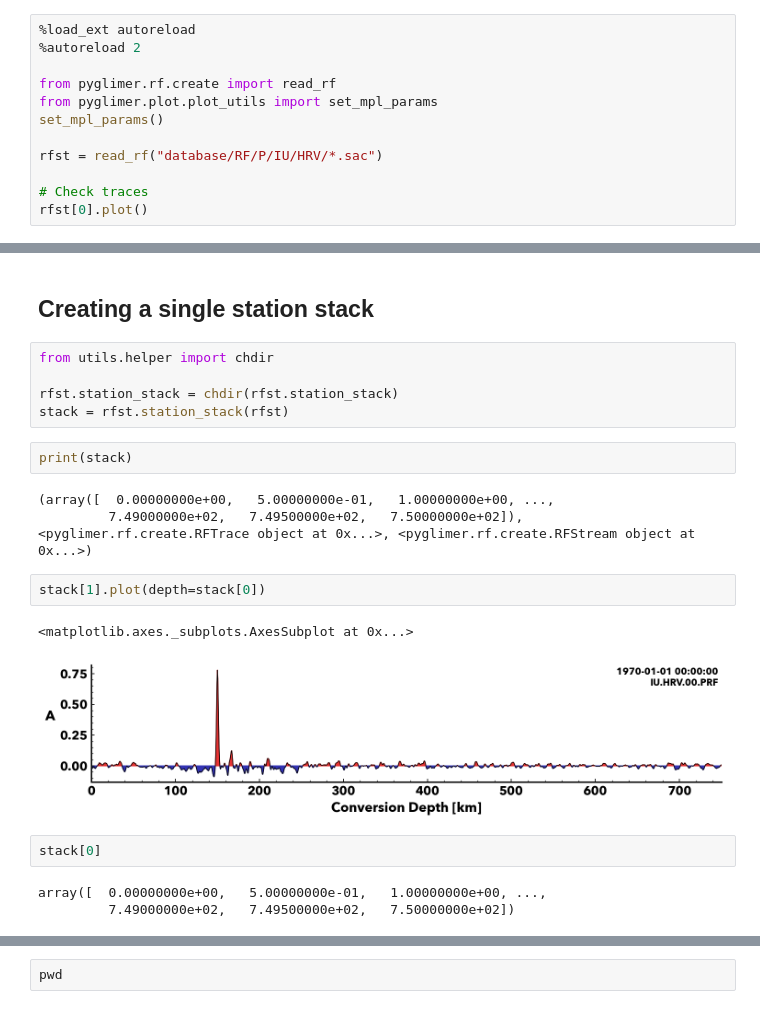
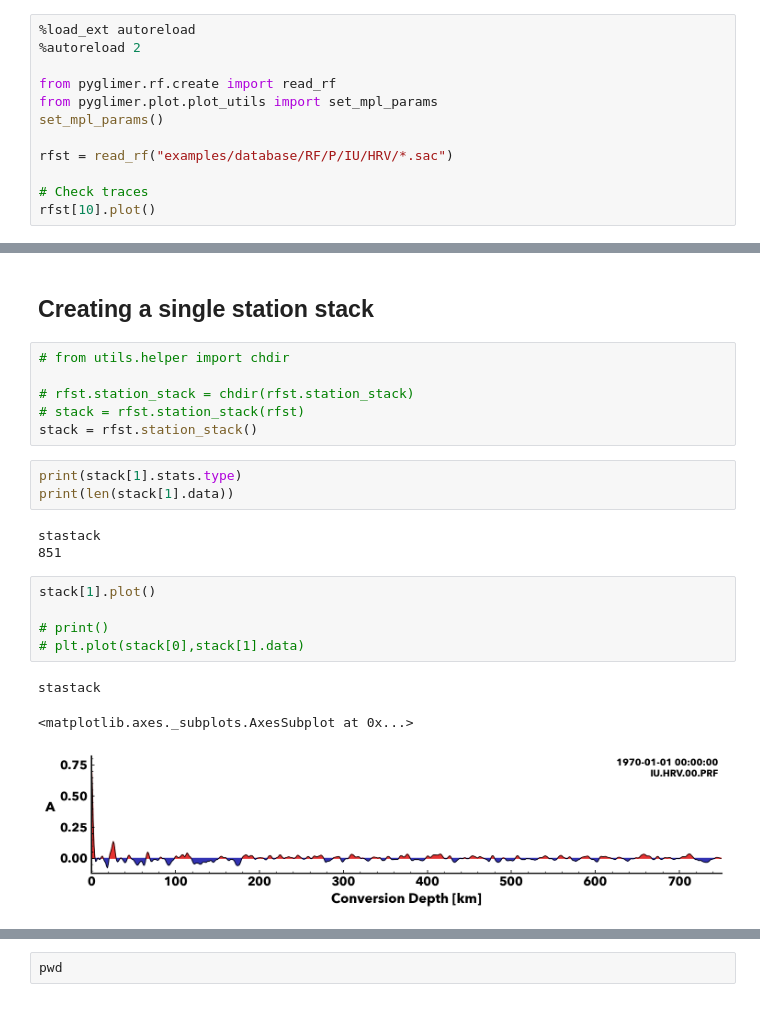
Before and after one commit to PyGLImER/PyGLImER, a Jupyter notebook: 01_SingleStationStack.ipynb, the cells around one changed output, grey strips where cells are left out. Saved outputs shown, nothing was run; the diff lists cells and outputs as text.

```diff
--- a/examples/01_SingleStationStack.ipynb
+++ b/01_SingleStationStack.ipynb
@@ -13,10 +13,10 @@ from pyglimer.rf.create import read_rf
 from pyglimer.plot.plot_utils import set_mpl_params
 set_mpl_params()
 
-rfst = read_rf("database/RF/P/IU/HRV/*.sac")
+rfst = read_rf("examples/database/RF/P/IU/HRV/*.sac")
 
 # Check traces
-rfst[0].plot()
+rfst[10].plot()
 # %% [output]
 The autoreload extension is already loaded. To reload it, use:
   %reload_ext autoreload
@@ -70,22 +77,23 @@ Prf time IU.HRV.00.PRF | -30.0s - 120.0s onset:2018-11-30T17:38:07.507123Z | 10.
 # %% [markdown]
 ## Creating a single station stack
 # %%
-from utils.helper import chdir
+# from utils.helper import chdir
 
-rfst.station_stack = chdir(rfst.station_stack)
-stack = rfst.station_stack(rfst)
+# rfst.station_stack = chdir(rfst.station_stack)
+# stack = rfst.station_stack(rfst)
+stack = rfst.station_stack()
-# %%
-print(stack)
-# %% [output]
-(array([  0.00000000e+00,   5.00000000e-01,   1.00000000e+00, ...,
-         7.49000000e+02,   7.49500000e+02,   7.50000000e+02]), <pyglimer.rf.create.RFTrace object at 0x...>, <pyglimer.rf.create.RFStream object at 0x...>)
+# %%
+print(stack[1].stats.type)
+print(len(stack[1].data))
+# %% [output]
+stastack
+851
 # %%
-stack[1].plot(depth=stack[0])
+stack[1].plot()
+
+# print()
+# plt.plot(stack[0],stack[1].data)
 # %% [output]
-<matplotlib.axes._subplots.AxesSubplot at 0x...>
+stastack
+<matplotlib.axes._subplots.AxesSubplot at 0x...>
-[figure, old version]
+[figure, new version]
-# %%
-stack[0]
-# %% [output]
-array([  0.00000000e+00,   5.00000000e-01,   1.00000000e+00, ...,
-         7.49000000e+02,   7.49500000e+02,   7.50000000e+02])
```
Also changed, not shown: parts of 3 cells of this notebook, 5 other files.
